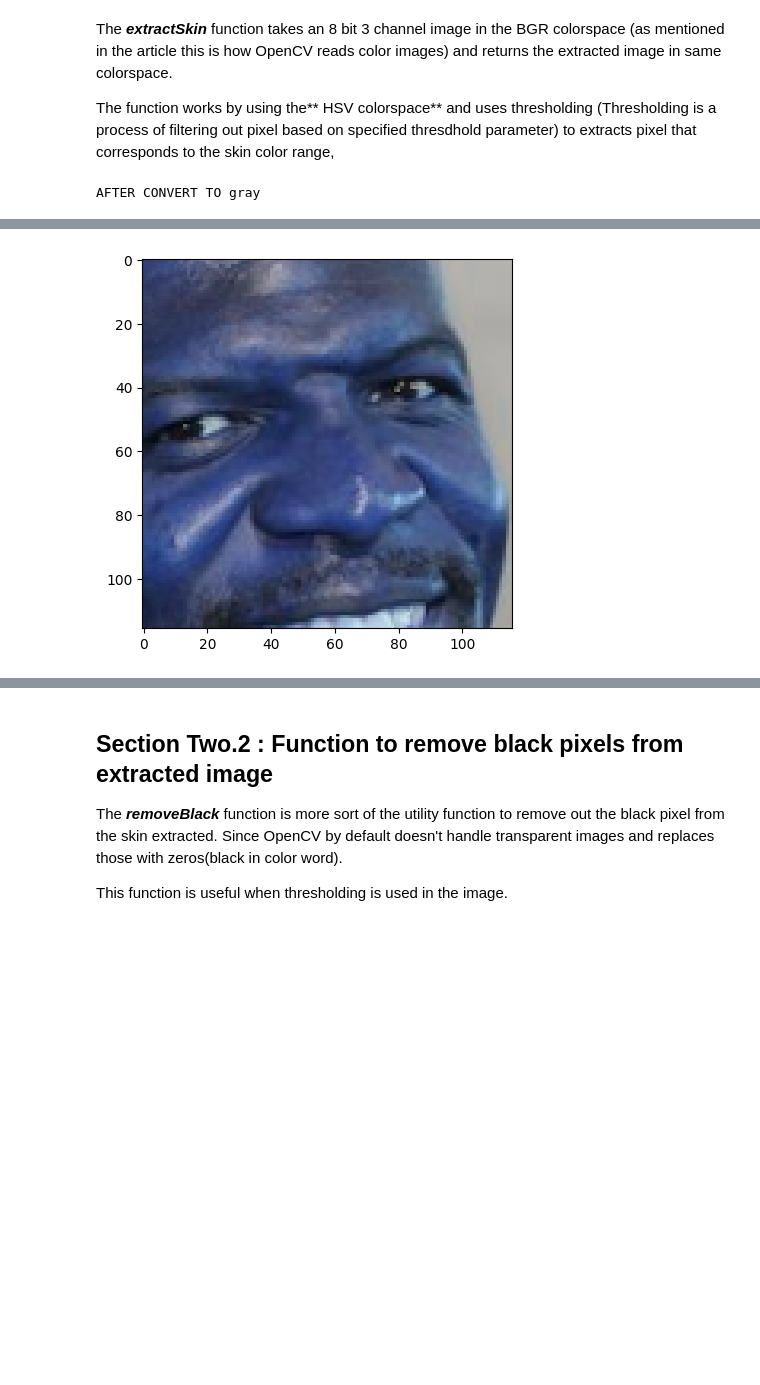
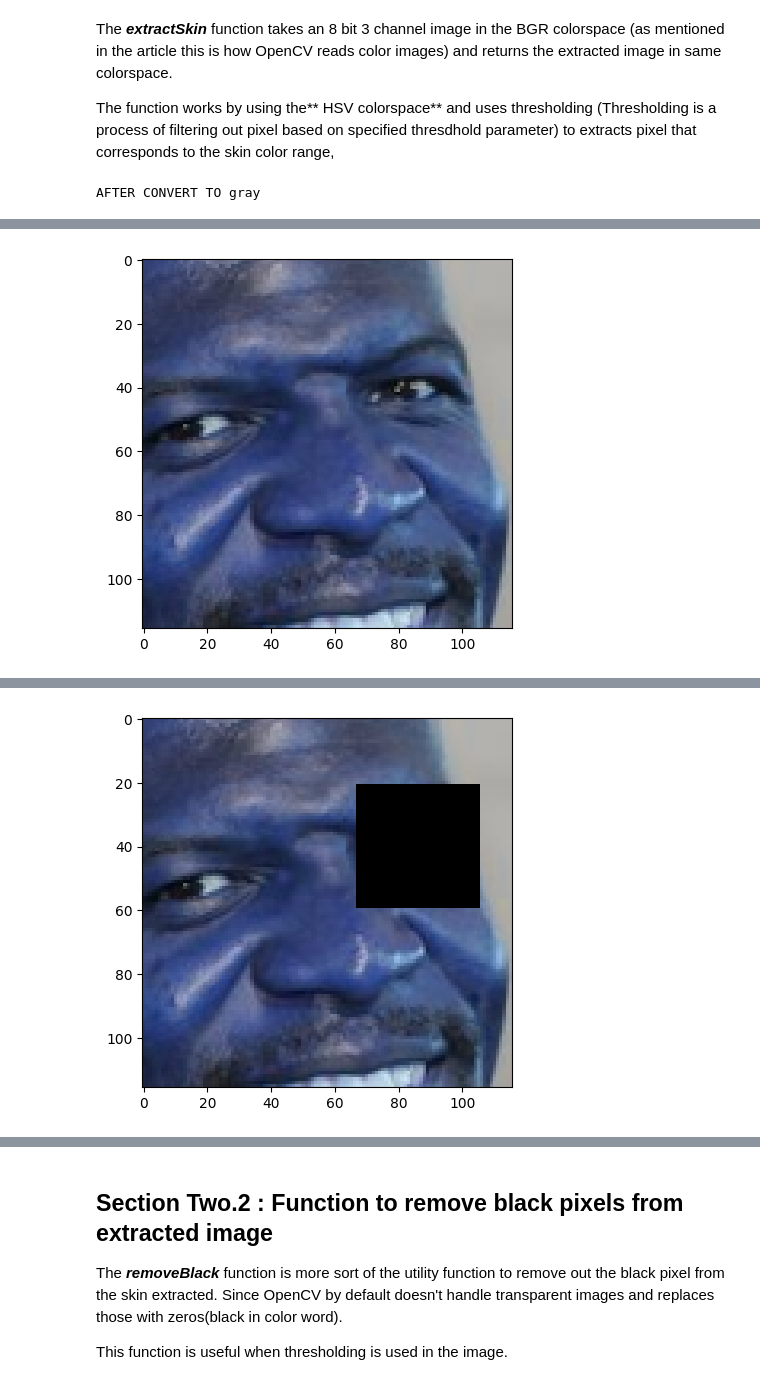
Before and after one commit to vittoria-thomasini/Extract_skintone_image, a Jupyter notebook: Extract_Skin_Tone_from_an_Image.ipynb, the cells around one changed output, grey strips where cells are left out. Saved outputs shown, nothing was run; the diff lists cells and outputs as text; code cells hidden in the pictures; blank space fills up the shorter version.

```diff
--- a/Extract_Skin_Tone_from_an_Image.ipynb
+++ b/Extract_Skin_Tone_from_an_Image.ipynb
@@ -111,6 +111,7 @@ def extractSkin(image):
 # %%
 from matplotlib.image import imread
 # def featuresIdentification(image):
+# image =  imutils.url_to_image("https://raw.githubusercontent.com/vittoria-thomasini/Extract_skintone_image/main/jolie.jpg")
 image =  imutils.url_to_image("https://raw.githubusercontent.com/vittoria-thomasini/Extract_skintone_image/main/terry.jpg")
 # image = imread("/content/PXL_20220922_173952716.jpg")
 img = imutils.resize(image, width=250)
@@ -140,60 +141,43 @@ for (x, y, w, h) in faces:
     cv2.rectangle(gray, (x, y), (x+w, y+h), (0, 0, 0), 2)
     roi_face = gray[y:y+h, x:x+w]
     cropped_image = img[y:y+h, x:x+w]
-    print("aqui crop")
+    print("aqui crop FACE")
     plt.imshow(cropped_image)
     plt.show()
-    # print("roi face in gray")
-    # plt.imshow(roi_face)
-    # plt.show()
+
+# Detect eye
+eyes = eye_detector.detectMultiScale(cropped_image)
+for (ex,ey,ew,eh) in eyes:
+    cv2.rectangle(cropped_image,(ex,ey),(ex+ew,ey+eh),(0,0,0),-2)
+    # cropped_image = img[y:y+h, x:x+w]
+    # roi_eye = roi_face[y:y+h, x:x+w]
+print("aqui crop EYE")
+plt.imshow(cropped_image)
+plt.show()
+# Detect mouth
+mouth = mouth_detector.detectMultiScale(cropped_image)
+for (xm,ym,wm,hm) in mouth:
+    cv2.rectangle(cropped_image,(xm,ym),(xm+wm,ym+hm),(200,210,210),-2)
     # cropped_image = image[y:y+h, x:x+w]
-    # print("rosto focado")
-    # plt.imshow(cropped_image)
-    # plt.show()
-    # # Detect eye
-    # eyes = eye_detector.detectMultiScale(cropped_image)
-    # for (ex,ey,ew,eh) in eyes:
-    #     cv2.rectangle(cropped_image,(ex,ey),(ex+ew,ey+eh),(0,0,0),-2)
-    #     cropped_image = image[y:y+h, x:x+w]
-    #     roi_eye = roi_face[y:y+h, x:x+w]
+    # roi_mouth = roi_face[y:y+h, x:x+w]
+print("aqui crop BOCA")
+plt.imshow(cropped_image)
+plt.show()
+print("passa entre a boca e nariz")
+    # Detect nose
+nose = nose_detector.detectMultiScale(cropped_image)
+for (xn,yn,wn,hn) in nose:
+    cv2.rectangle(cropped_image,(xn,yn),(xn+wn,yn+hn),(0,0,0),-2)
+    # cropped_image = image[y:y+h, x:x+w]
+    # roi_nose = roi_face[y:y+h, x:x+w]
+    print("cropped image in nose")
+    plt.imshow(cropped_image)
+    plt.show()
 
-    # print("cropped image in eye")
-    # plt.imshow(cropped_image)
-    # plt.show()
-    # print("roi eye")
-    # plt.imshow(roi_eye)
-    # plt.show()
-
-    # # Detect mouth
-    # mouth = mouth_detector.detectMultiScale(cropped_image)
-    # for (xm,ym,wm,hm) in mouth:
-    #     cv2.rectangle(cropped_image,(xm,ym),(xm+wm,ym+hm),(0,0,0),-2)
-    #     roi_mouth = roi_face[y:y+h, x:x+w]
-    # print("cropped image in mouth")
-    # plt.imshow(cropped_image)
-    # plt.show()
-    # print("roi mouth")
-    # plt.imshow(roi_mouth)
-    # plt.show()
-    # cropped_image = image[y:y+h, x:x+w]
-
-    # # Detect nose
-    # nose = nose_detector.detectMultiScale(cropped_image)
-    # for (xn,yn,wn,hn) in nose:
-    #     cv2.rectangle(cropped_image,(xn,yn),(xn+wn,yn+hn),(0,0,0),-2)
-    #     roi_nose = roi_face[y:y+h, x:x+w]
-    # print("cropped image in nose")
-    # plt.imshow(cropped_image)
-    # plt.show()
-    # print("roi nose")
-    # # plt.imshow(roi_nose)
-    # # plt.show()
-#     cropped_image = image[y:y+h, x:x+w]
-
-# img =  cv2.cvtColor(cropped_image,cv2.COLOR_BGR2HSV)
-# print("aqui img")
-# plt.imshow(img)
-# plt.show()
+img =  cv2.cvtColor(cropped_image,cv2.COLOR_BGR2HSV)
+print("aqui img")
+plt.imshow(img)
+plt.show()
 # return img
 # %% [output]
 AFTER CONVERT TO gray
@@ -202,0 +188 @@ aqui crop
+[figure, added]
```
Also changed, not shown: parts of 1 cell of this notebook.
